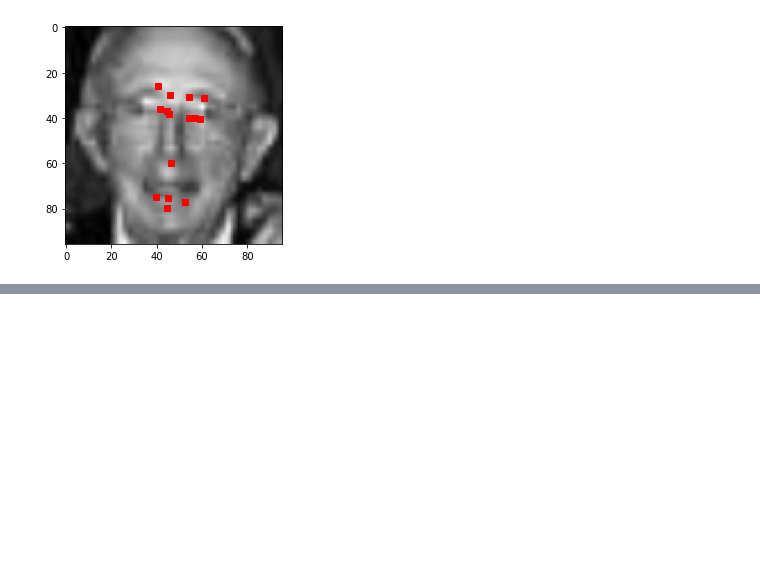
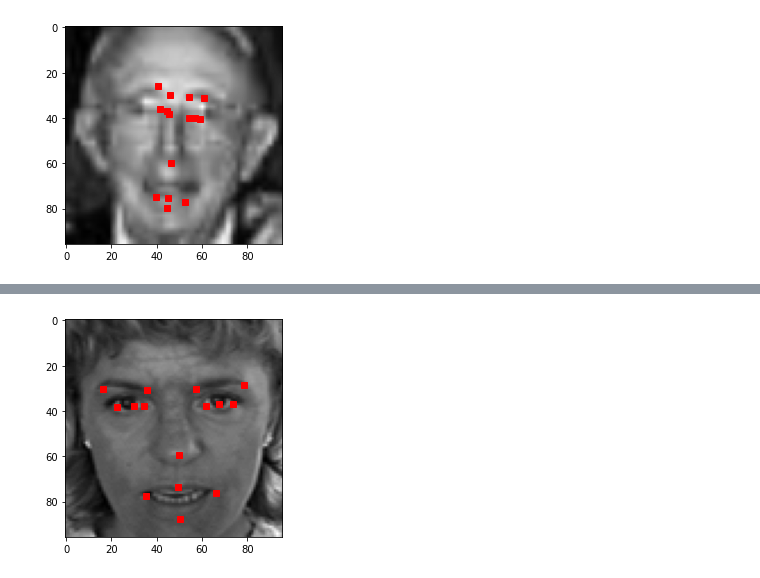
Before and after one commit to Tenna18/DL, a Jupyter notebook: Training.ipynb, the cells around one changed output, grey strips where cells are left out. Saved outputs shown, nothing was run; the diff lists cells and outputs as text; code cells hidden in the pictures; blank space fills up the shorter version.

```diff
--- a/Training.ipynb
+++ b/Training.ipynb
@@ -277,0 +366,4 @@ show_image_with_keypoints_by_id2(test_data, 1000)
+# %%
+show_image_with_keypoints_by_id2(test_data, 1)
+# %% [output]
+[figure, added]
```
Also changed, not shown: parts of 12 cells of this notebook.
